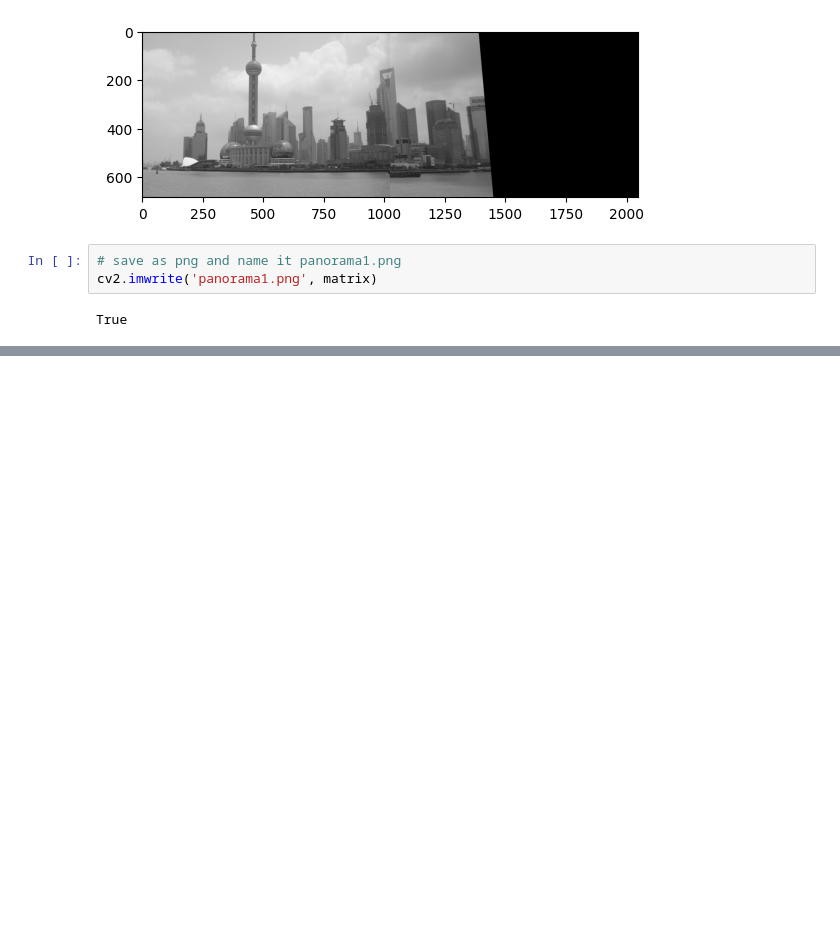
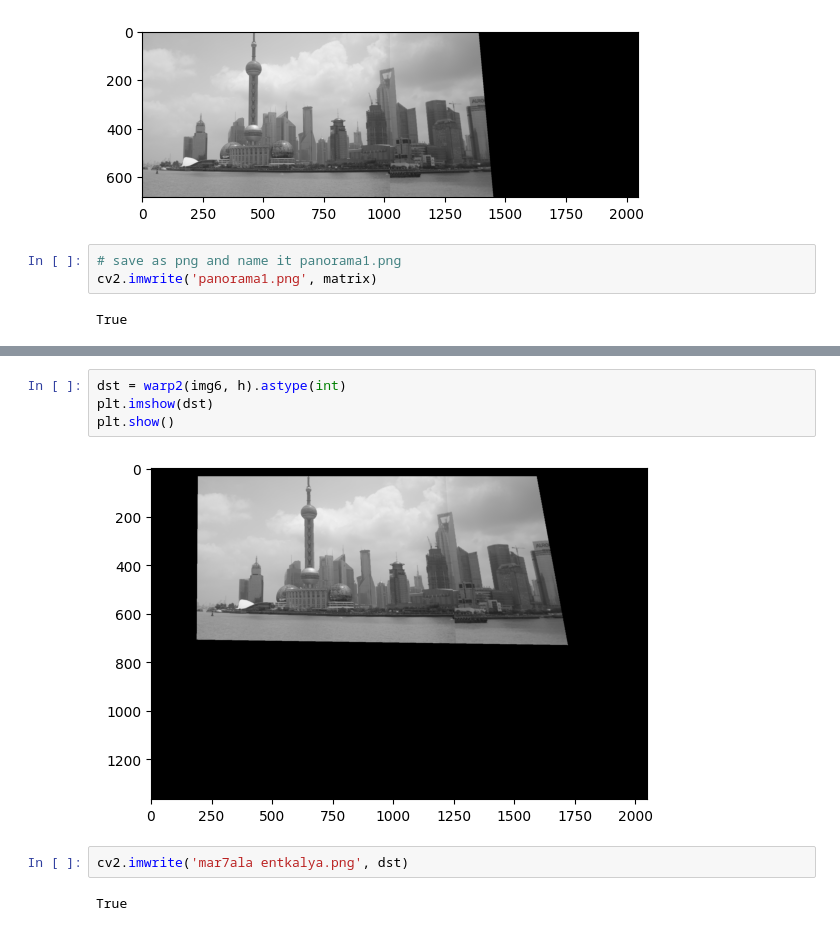
Before and after one commit to MohamedFarid612/Image-Mosaic-Using-homography, a Jupyter notebook: main.ipynb, the cells around one changed output, grey strips where cells are left out. Saved outputs shown, nothing was run; the diff lists cells and outputs as text; blank space fills up the shorter version.

```diff
--- a/main.ipynb
+++ b/main.ipynb
@@ -341,0 +441,10 @@ plt.show()
+# %%
+dst = warp2(img6, h).astype(int)
+plt.imshow(dst)
+plt.show()
+# %% [output]
+[figure, added]
+# %%
+cv2.imwrite('mar7ala entkalya.png', dst)
+# %% [output]
+True
```
Also changed, not shown: parts of 6 cells of this notebook, 1 other file.
